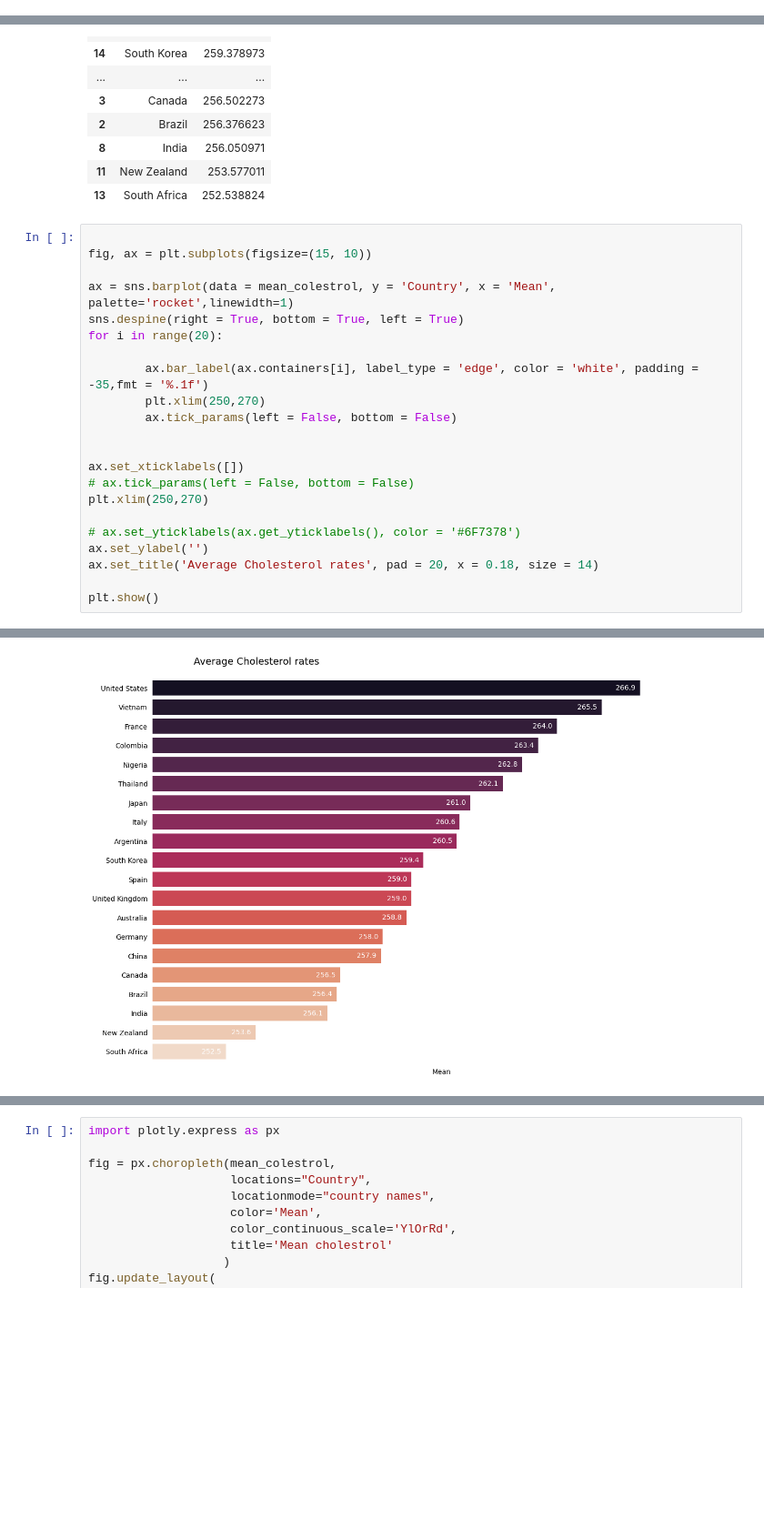
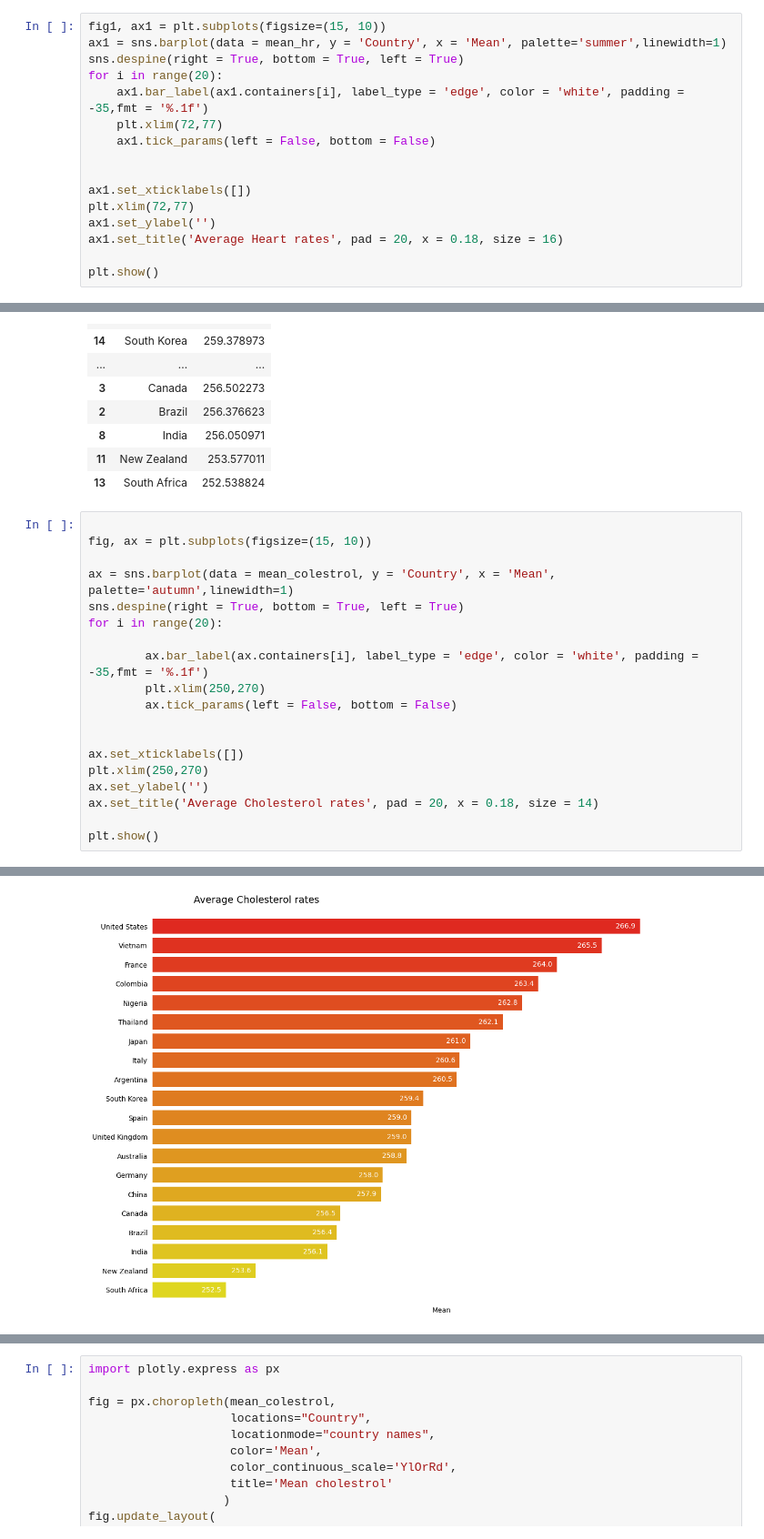
Before and after one commit to Neeraj1437/heart_attack_final, a Jupyter notebook: final_file.ipynb, the cells around one changed output, grey strips where cells are left out. Shown at 91% size. Cells and saved outputs as stored; diff of their text form; blank space fills up the shorter version.

Commit message:
fixed a few graphs

```diff
--- a/final_file.ipynb
+++ b/final_file.ipynb
@@ -200,3 +200,19 @@ mean_hr
 | 12 | Nigeria | 74.149554 |
 | 17 | United Kingdom | 74.111597 |
 | 15 | Spain | 73.888372 |
+# %%
+fig1, ax1 = plt.subplots(figsize=(15, 10))
+ax1 = sns.barplot(data = mean_hr, y = 'Country', x = 'Mean', palette='summer',linewidth=1)
+sns.despine(right = True, bottom = True, left = True)
+for i in range(20):
+    ax1.bar_label(ax1.containers[i], label_type = 'edge', color = 'white', padding = -35,fmt = '%.1f')
+    plt.xlim(72,77)
+    ax1.tick_params(left = False, bottom = False)
+
+
+ax1.set_xticklabels([])
+plt.xlim(72,77)
+ax1.set_ylabel('')
+ax1.set_title('Average Heart rates', pad = 20, x = 0.18, size = 16)
+
+plt.show()
@@ -247,7 +290,7 @@ mean_colestrol
 
 fig, ax = plt.subplots(figsize=(15, 10))
 
-ax = sns.barplot(data = mean_colestrol, y = 'Country', x = 'Mean', palette='rocket',linewidth=1)
+ax = sns.barplot(data = mean_colestrol, y = 'Country', x = 'Mean', palette='autumn',linewidth=1)
 sns.despine(right = True, bottom = True, left = True)
 for i in range(20):
 
@@ -257,10 +300,7 @@ for i in range(20):
 
 
 ax.set_xticklabels([])
-# ax.tick_params(left = False, bottom = False)
 plt.xlim(250,270)
-
-# ax.set_yticklabels(ax.get_yticklabels(), color = '#6F7378')
 ax.set_ylabel('')
 ax.set_title('Average Cholesterol rates', pad = 20, x = 0.18, size = 14)
 
@@ -272 +310 @@ Passing `palette` without assigning `hue` is deprecated and will be removed in v
-[figure, old version]
+[figure, new version]
```
Also changed, not shown: parts of 14 cells of this notebook, 1 other file.
